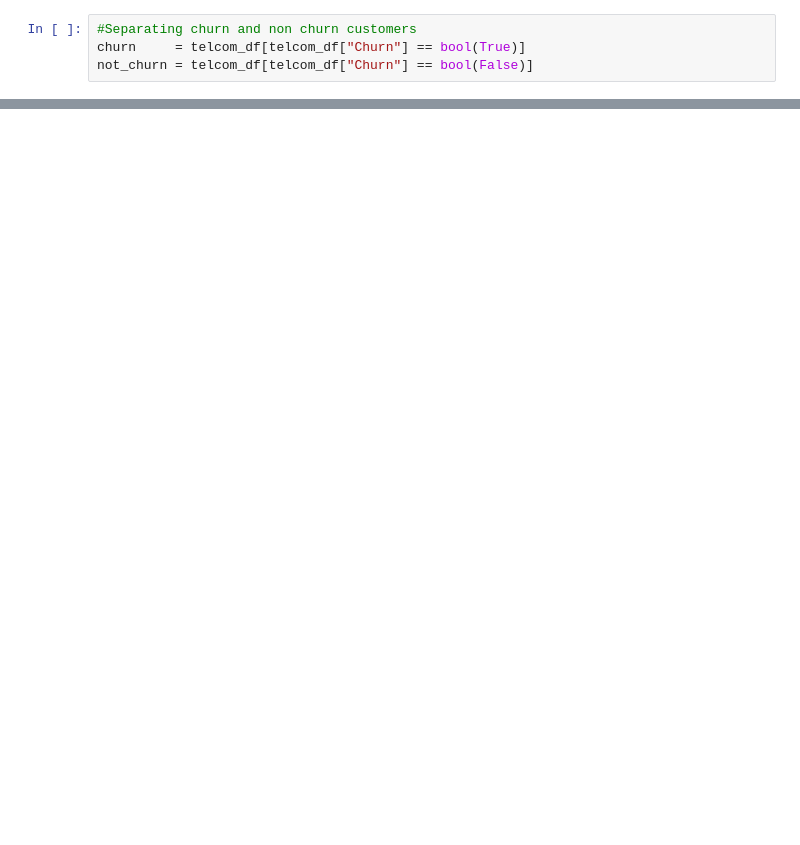
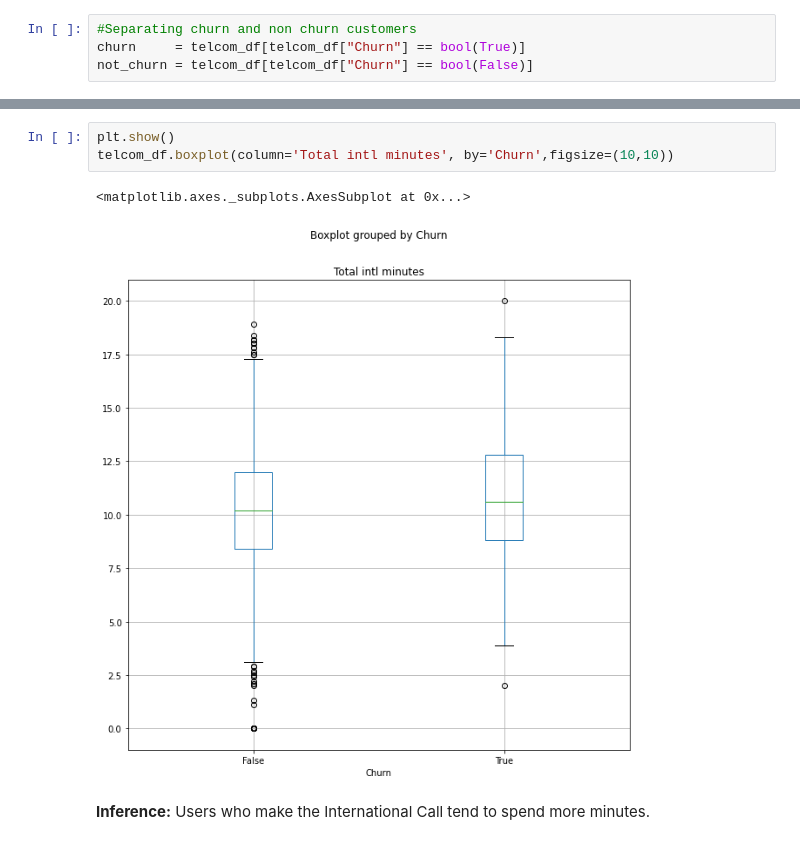
Before and after one commit to mladekar/EDA-Project-Telecom-Churn-Analysis, a Jupyter notebook: Telecom_Churn_Analysis_Capstone_Project.ipynb, the cells around one changed output, grey strips where cells are left out. Drawn from its saved outputs; the diff is of its cells as text; blank space fills up the shorter version.

```diff
--- a/Telecom_Churn_Analysis_Capstone_Project.ipynb
+++ b/Telecom_Churn_Analysis_Capstone_Project.ipynb
@@ -114,0 +197,8 @@ churn.head()
+# %%
+plt.show()
+telcom_df.boxplot(column='Total intl minutes', by='Churn',figsize=(10,10))
+# %% [output]
+<matplotlib.axes._subplots.AxesSubplot at 0x...>
+[figure, added]
+# %% [markdown]
+**Inference:** Users who make the International Call tend to spend more minutes.
```
Also changed, not shown: parts of 20 cells of this notebook.
